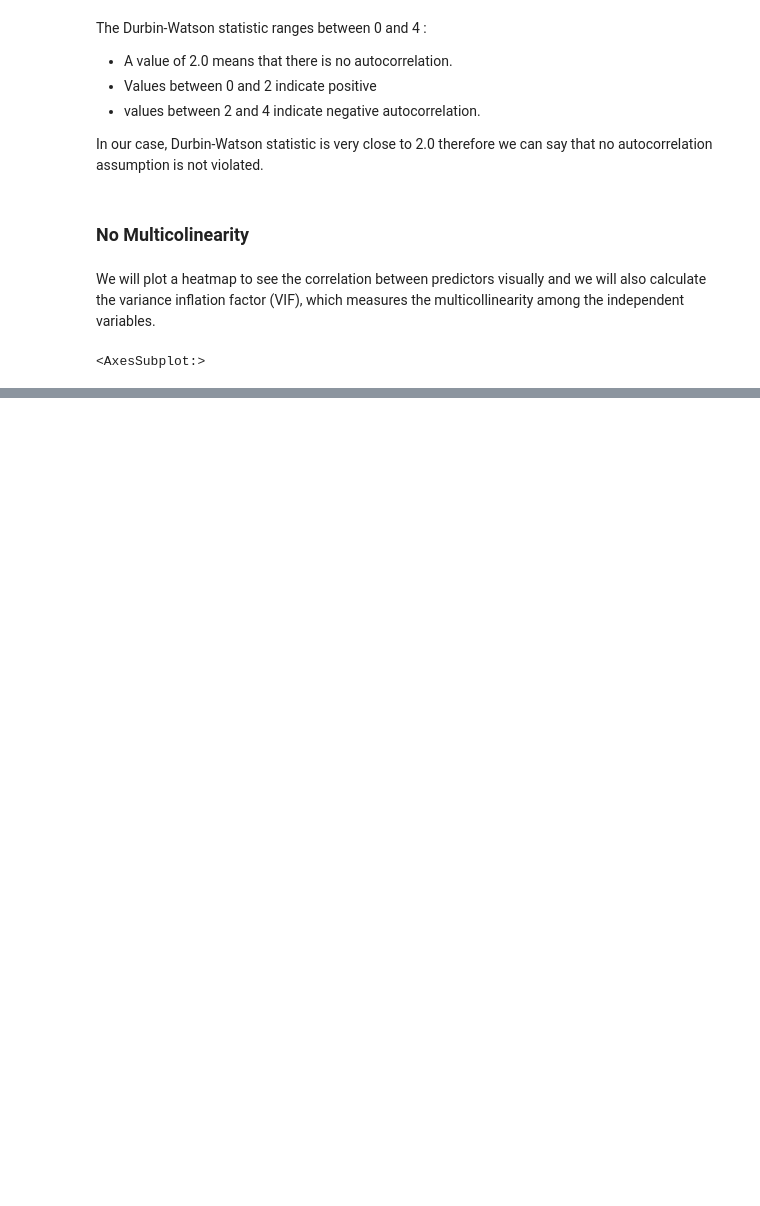
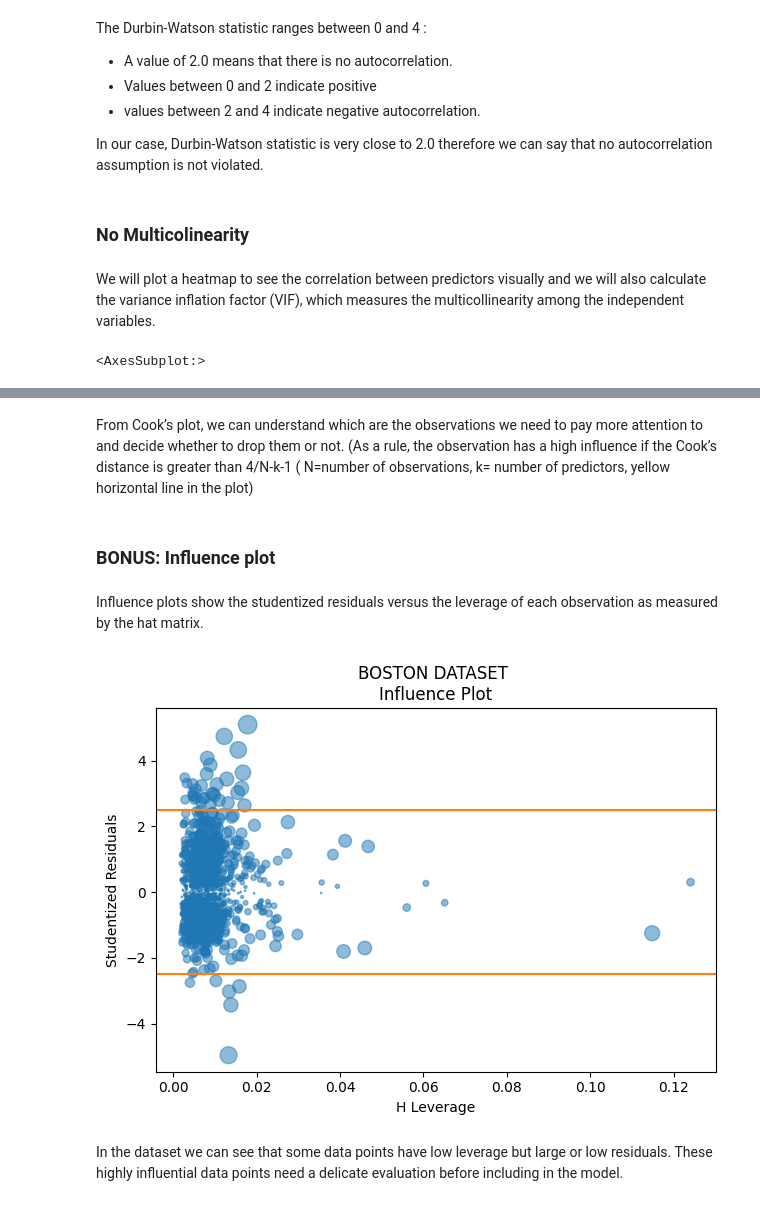
Before and after one commit to IISELII/projet_IA_immo, a Jupyter notebook: notebook_model.ipynb, the cells around one changed output, grey strips where cells are left out. Drawn from its saved outputs; the diff is of its cells as text; code cells hidden in the pictures; blank space fills up the shorter version.

```diff
--- a/notebook_model.ipynb
+++ b/notebook_model.ipynb
@@ -219,0 +252,24 @@ As result shows we have 5 high correlated and 2 moderately correlated variables.
+# %% [markdown]
+From Cook’s plot, we can understand which are the observations we need to pay more attention to and decide whether to drop them or not. (As a rule, the observation has a high influence if the Cook’s distance is greater than 4/N-k-1 ( N=number of observations, k= number of predictors, yellow horizontal line in the plot)
+# %% [markdown]
+### BONUS: Influence plot
+# %% [markdown]
+Influence plots show the studentized residuals versus the leverage of each observation as measured by the hat matrix.
+# %%
+from statsmodels.stats.outliers_influence import OLSInfluence
+influence = OLSInfluence(model)
+fig, ax = plt.subplots()
+ax.axhline(-2.5, linestyle='-', color='C1')
+ax.axhline(2.5, linestyle='-', color='C1')
+ax.scatter(influence.hat_matrix_diag, influence.resid_studentized_internal,
+ s=1000 * np.sqrt(influence.cooks_distance[0]),
+ alpha=0.5)
+ax.set_xlabel('H Leverage')
+ax.set_ylabel('Studentized Residuals')
+ax.set_title("BOSTON DATASET \nInfluence Plot")
+plt.tight_layout()
+plt.show()
+# %% [output]
+[figure, added]
+# %% [markdown]
+In the dataset we can see that some data points have low leverage but large or low residuals. These highly influential data points need a delicate evaluation before including in the model.
```
Also changed, not shown: parts of 20 cells of this notebook, 3 other files.
